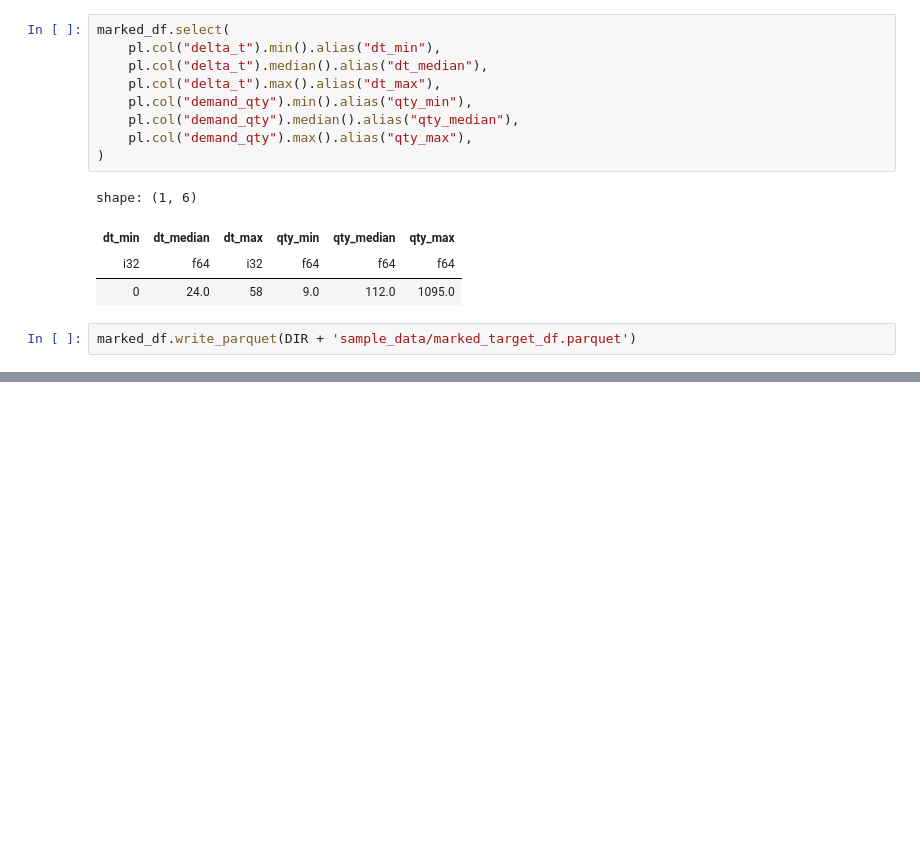
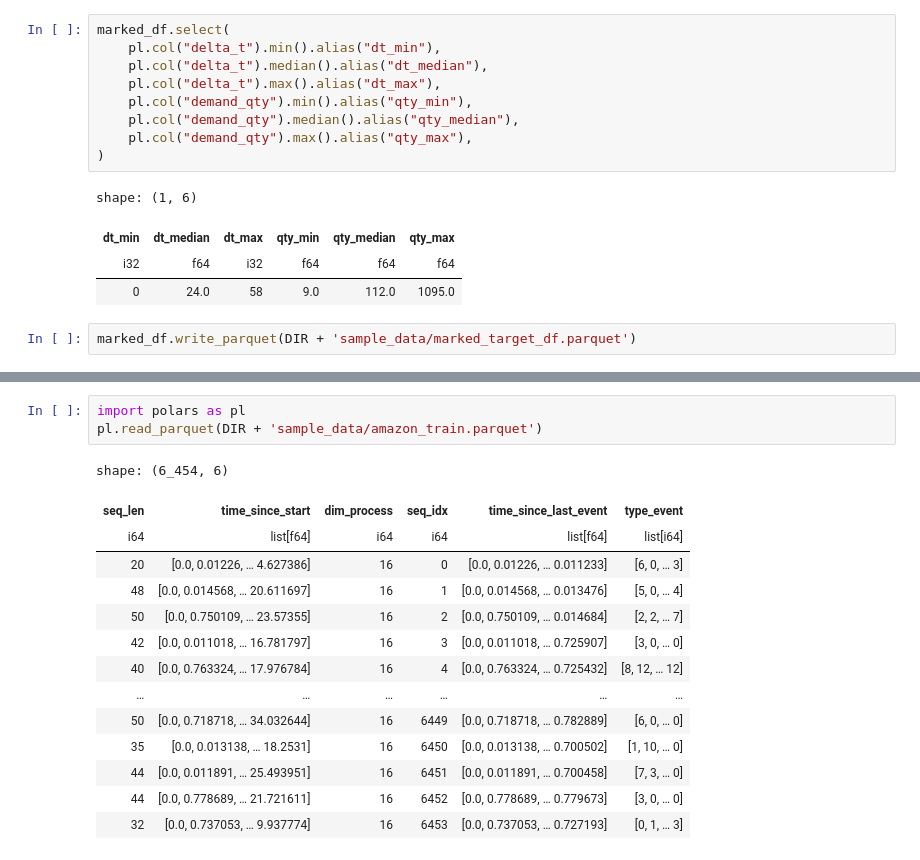
Before and after one commit to LeeKwanHyeong/paper_research, a Jupyter notebook: simple_lab_test/notebooks/preprocessing/data_preprocess.ipynb, the cells around one changed output, grey strips where cells are left out. Drawn from its saved outputs; the diff is of its cells as text; blank space fills up the shorter version.

```diff
--- a/simple_lab_test/notebooks/preprocessing/data_preprocess.ipynb
+++ b/simple_lab_test/notebooks/preprocessing/data_preprocess.ipynb
@@ -300,0 +323,18 @@ marked_df.write_parquet(DIR + 'sample_data/marked_target_df.parquet')
+# %%
+import polars as pl
+pl.read_parquet(DIR + 'sample_data/amazon_train.parquet')
+# %% [output]
+shape: (6_454, 6)
+| seq_len | time_since_start | dim_process | seq_idx | time_since_last_event | type_event |
+| i64 | list[f64] | i64 | i64 | list[f64] | list[i64] |
+| 20 | [0.0, 0.01226, … 4.627386] | 16 | 0 | [0.0, 0.01226, … 0.011233] | [6, 0, … 3] |
+| 48 | [0.0, 0.014568, … 20.611697] | 16 | 1 | [0.0, 0.014568, … 0.013476] | [5, 0, … 4] |
+| 50 | [0.0, 0.750109, … 23.57355] | 16 | 2 | [0.0, 0.750109, … 0.014684] | [2, 2, … 7] |
+| 42 | [0.0, 0.011018, … 16.781797] | 16 | 3 | [0.0, 0.011018, … 0.725907] | [3, 0, … 0] |
+| 40 | [0.0, 0.763324, … 17.976784] | 16 | 4 | [0.0, 0.763324, … 0.725432] | [8, 12, … 12] |
+| … | … | … | … | … | … |
+| 50 | [0.0, 0.718718, … 34.032644] | 16 | 6449 | [0.0, 0.718718, … 0.782889] | [6, 0, … 0] |
+| 35 | [0.0, 0.013138, … 18.2531] | 16 | 6450 | [0.0, 0.013138, … 0.700502] | [1, 10, … 0] |
+| 44 | [0.0, 0.011891, … 25.493951] | 16 | 6451 | [0.0, 0.011891, … 0.700458] | [7, 3, … 0] |
+| 44 | [0.0, 0.778689, … 21.721611] | 16 | 6452 | [0.0, 0.778689, … 0.779673] | [3, 0, … 0] |
+| 32 | [0.0, 0.737053, … 9.937774] | 16 | 6453 | [0.0, 0.737053, … 0.727193] | [0, 1, … 3] |
```
Also changed, not shown: parts of 2 cells of this notebook, 10 other files.
